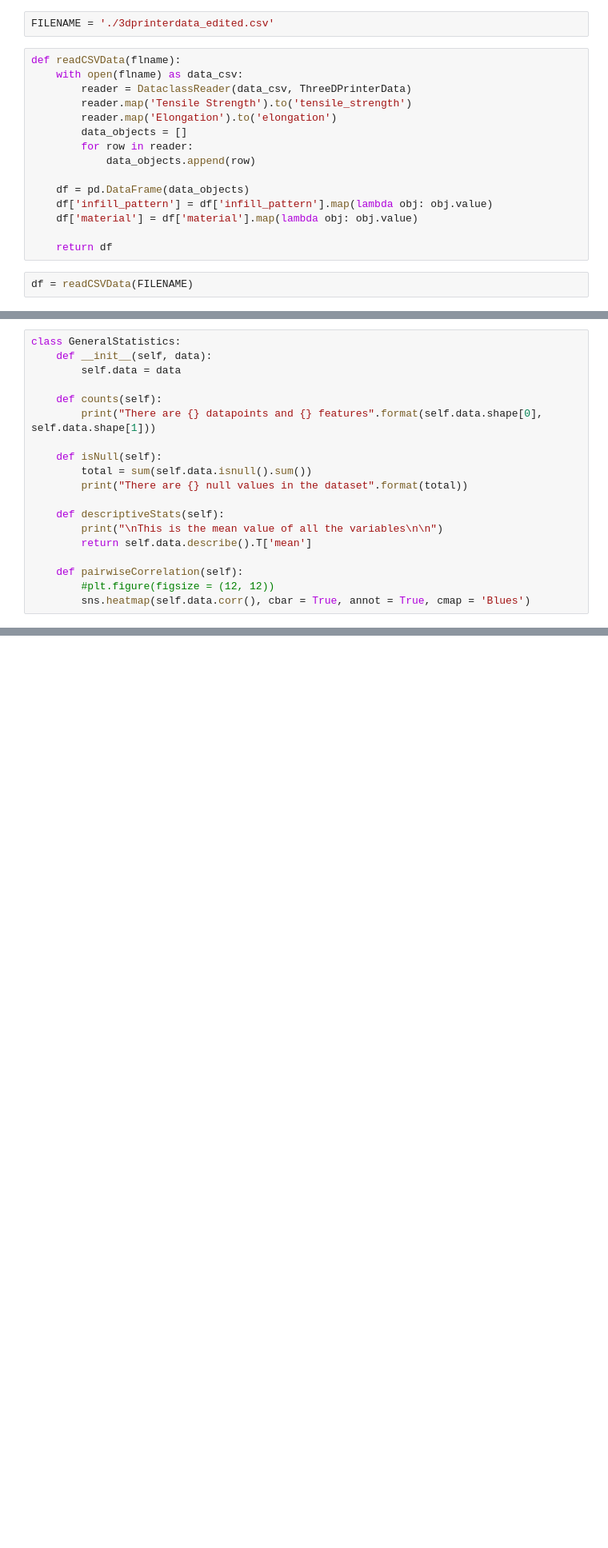
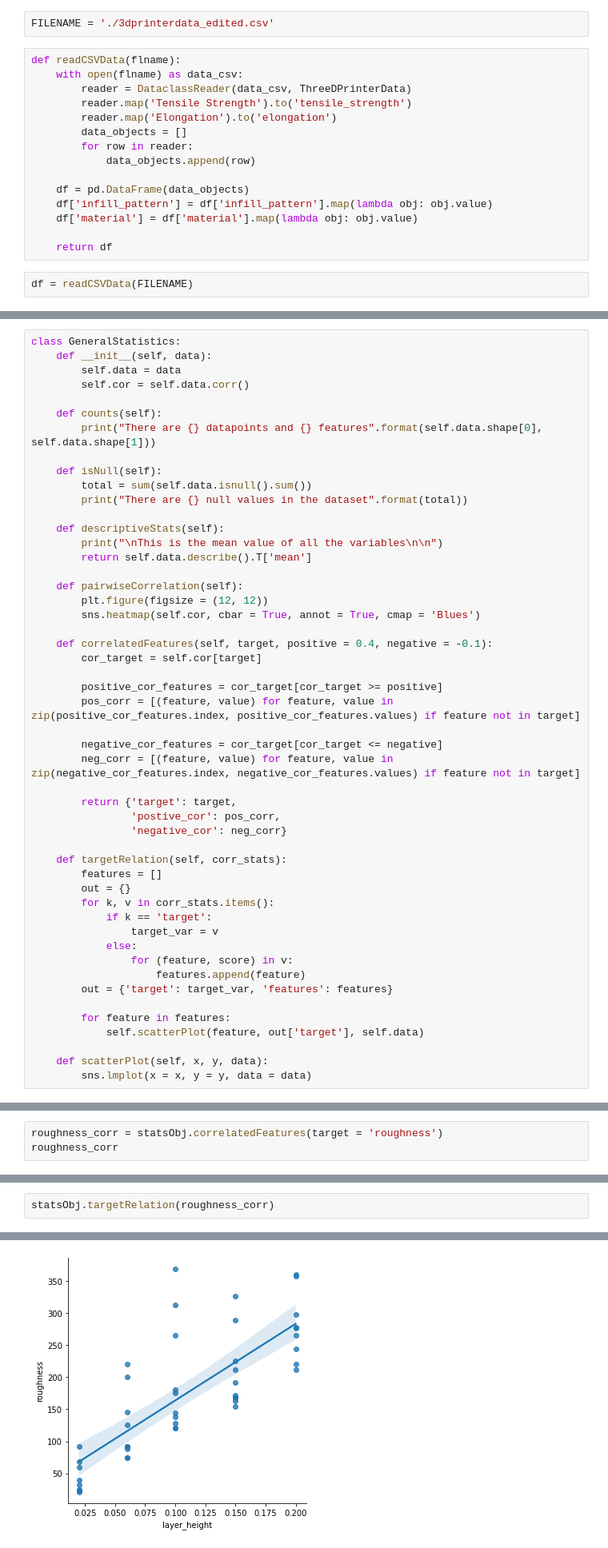
Before and after one commit to SuvroBaner/polymerize.io, a Jupyter notebook: polymerize_notebook.ipynb, the cells around one changed output, grey strips where cells are left out. Shown at 80% size. Cells and saved outputs as stored; diff of their text form; blank space fills up the shorter version.

```diff
--- a/polymerize_notebook.ipynb
+++ b/polymerize_notebook.ipynb
@@ -59,6 +59,7 @@ df = readCSVData(FILENAME)
 class GeneralStatistics:
     def __init__(self, data):
         self.data = data
+        self.cor = self.data.corr()
 
     def counts(self):
         print("There are {} datapoints and {} features".format(self.data.shape[0], self.data.shape[1]))
@@ -72,7 +73,37 @@ class GeneralStatistics:
         return self.data.describe().T['mean']
 
     def pairwiseCorrelation(self):
-        #plt.figure(figsize = (12, 12))
-        sns.heatmap(self.data.corr(), cbar = True, annot = True, cmap = 'Blues')
+        plt.figure(figsize = (12, 12))
+        sns.heatmap(self.cor, cbar = True, annot = True, cmap = 'Blues')
+
+    def correlatedFeatures(self, target, positive = 0.4, negative = -0.1):
+        cor_target = self.cor[target]
+
+        positive_cor_features = cor_target[cor_target >= positive]
+        pos_corr = [(feature, value) for feature, value in zip(positive_cor_features.index, positive_cor_features.values) if feature not in target]
+
+        negative_cor_features = cor_target[cor_target <= negative]
+        neg_corr = [(feature, value) for feature, value in zip(negative_cor_features.index, negative_cor_features.values) if feature not in target]
+
+        return {'target': target,
+                'postive_cor': pos_corr,
+                'negative_cor': neg_corr}
+
+    def targetRelation(self, corr_stats):
+        features = []
+        out = {}
+        for k, v in corr_stats.items():
+            if k == 'target':
+                target_var = v
+            else:
+                for (feature, score) in v:
+                    features.append(feature)
+        out = {'target': target_var, 'features': features}
+
+        for feature in features:
+            self.scatterPlot(feature, out['target'], self.data)
+
+    def scatterPlot(self, x, y, data):
+        sns.lmplot(x = x, y = y, data = data)
 # %%
 statsObj = GeneralStatistics(df)
@@ -88,0 +132,3 @@ This is the mean value of all the variables
+# %%
+roughness_corr = statsObj.correlatedFeatures(target = 'roughness')
+roughness_corr
@@ -88,0 +140,3 @@ This is the mean value of all the variables
+# %%
+statsObj.targetRelation(roughness_corr)
+# %% [output]
@@ -88,0 +145 @@ This is the mean value of all the variables
+[figure, added]
```
Also changed, not shown: parts of 17 cells of this notebook.
